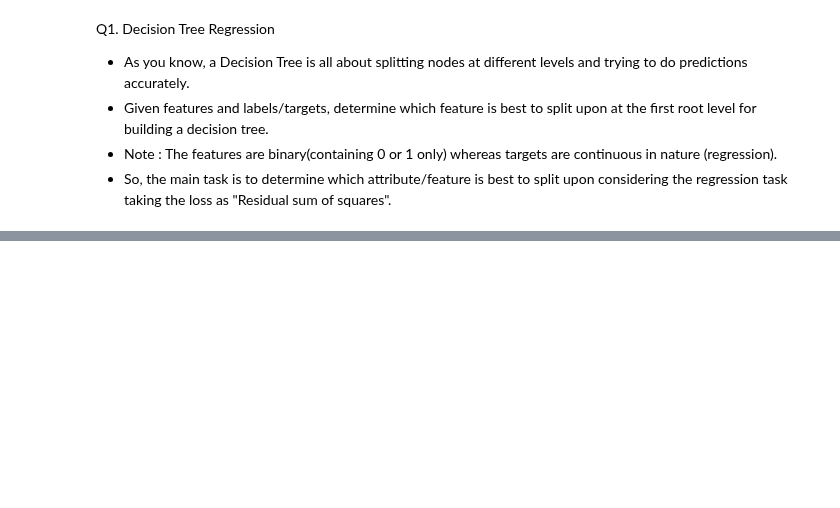
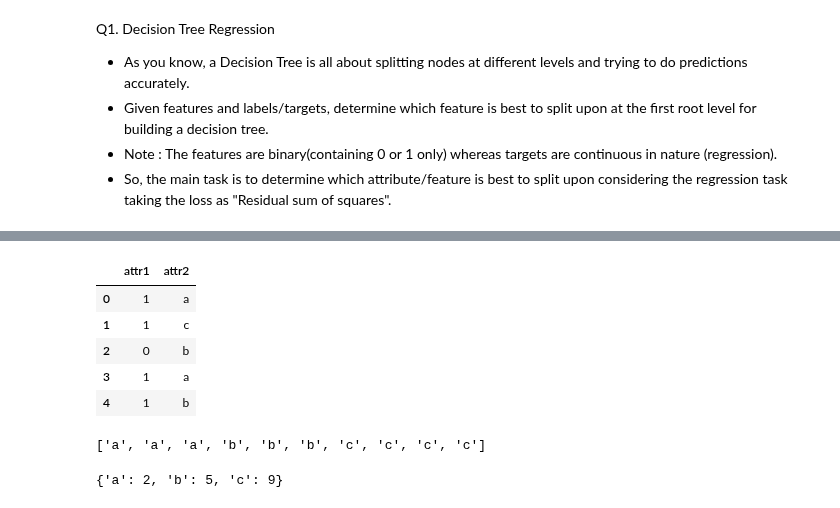
Before and after one commit to anidec25/Linear-Regression, a Jupyter notebook: Decision Tree/general.ipynb, the cells around one changed output, grey strips where cells are left out. Drawn from its saved outputs; the diff is of its cells as text; code cells hidden in the pictures; blank space fills up the shorter version.

```diff
--- a/Decision Tree/general.ipynb
+++ b/Decision Tree/general.ipynb
@@ -181,0 +260,19 @@ def best_split(features, targets):
+# %%
+a = [0, 0, 1, 1, 1, 1, 0, 0, 1, 1]
+b = ['c', 'b', 'c', 'c', 'b', 'c', 'a', 'a', 'a', 'b']
+c = [0, 0, 1, 1, 1, 1, 0, 1, 1, 0]
+d = [1, 1, 0, 1, 1]
+e = ['a', 'c', 'b', 'a', 'b']
+# %%
+#import Decision tree classifier
+from sklearn.tree import DecisionTreeClassifier
+import pandas as pd
+
+# a = eval(input())
+# b = eval(input())
+# c = eval(input())
+# d = eval(input())
+# e = eval(input())
+
+train = pd.DataFrame({'attr1': a, 'attr2': b, 'tar': c})
+test = pd.DataFrame({'attr1': d, 'attr2': e})
@@ -181,0 +307,9 @@ def best_split(features, targets):
+# %%
+test
+# %% [output]
+|  | attr1 | attr2 |
+| 0 | 1 | a |
+| 1 | 1 | c |
+| 2 | 0 | b |
+| 3 | 1 | a |
+| 4 | 1 | b |
@@ -181,0 +329,5 @@ def best_split(features, targets):
+# %%
+str_column_to_int(train, 'attr2')
+# %% [output]
+['a', 'a', 'a', 'b', 'b', 'b', 'c', 'c', 'c', 'c']
+{'a': 2, 'b': 5, 'c': 9}
```
Also changed, not shown: parts of 15 cells of this notebook, 2 other files.
